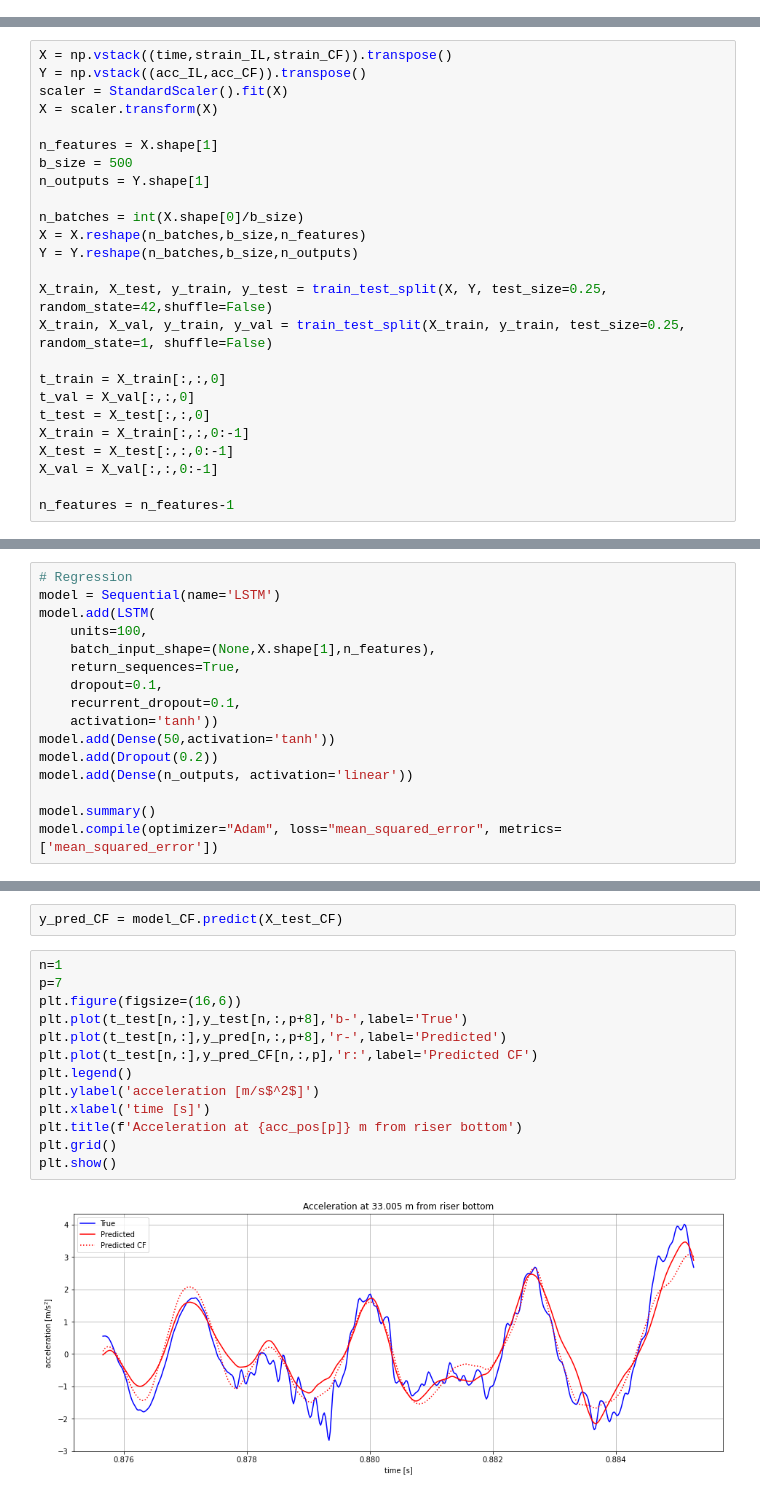
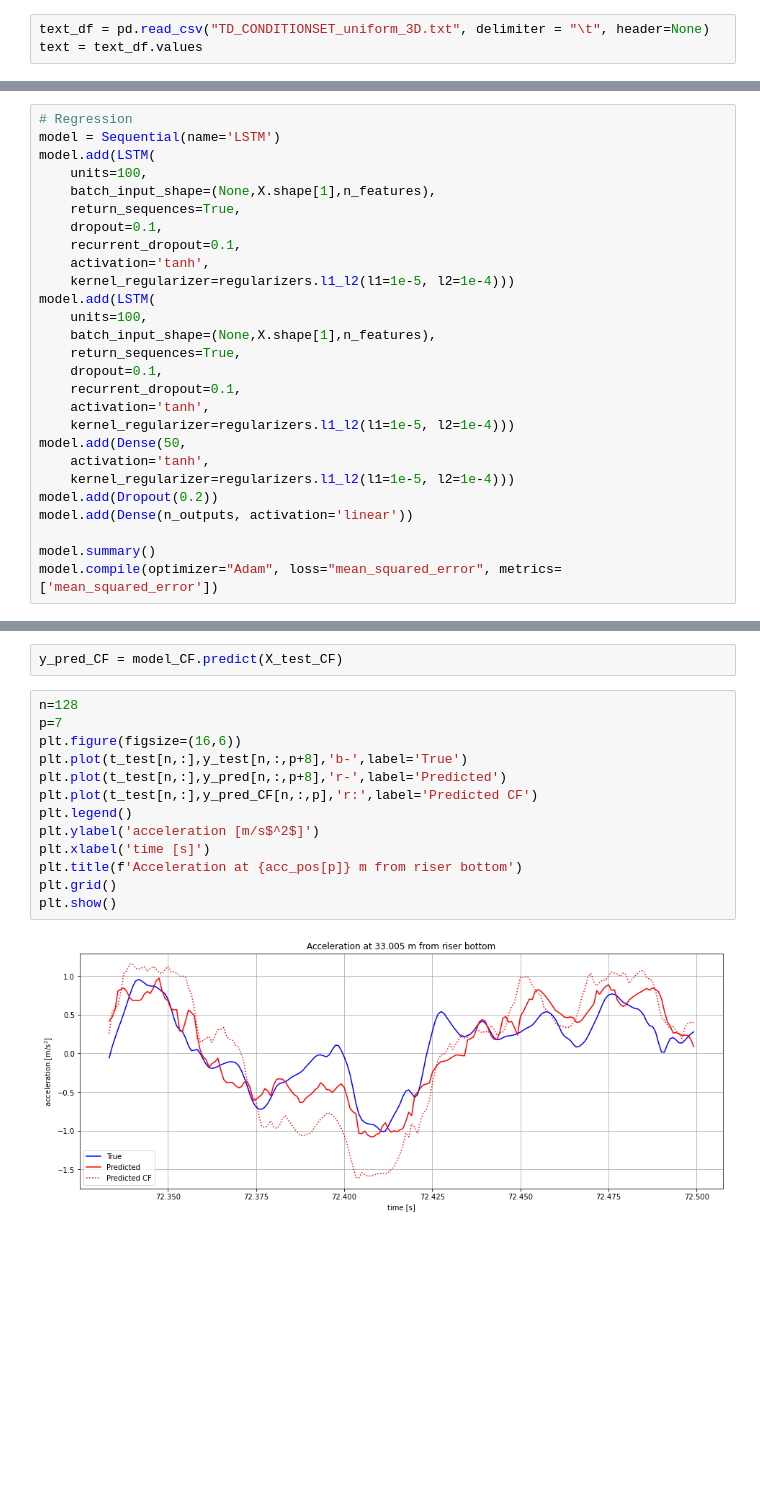
Before and after one commit to MartinLieber/VIV_prediction, a Jupyter notebook: Force_prediction_RNN.ipynb, the cells around one changed output, grey strips where cells are left out. Saved outputs shown, nothing was run; the diff lists cells and outputs as text; blank space fills up the shorter version.

```diff
--- a/Force_prediction_RNN.ipynb
+++ b/Force_prediction_RNN.ipynb
@@ -29,3 +31,6 @@ data = mat['data']
+# %%
+text_df = pd.read_csv("TD_CONDITIONSET_uniform_3D.txt", delimiter = "\t", header=None)
+text = text_df.values
 # %% [markdown]
 ### Preparation of data
 
@@ -97,25 +151,0 @@ The time is removed from the input.
-# %%
-X = np.vstack((time,strain_IL,strain_CF)).transpose()
-Y = np.vstack((acc_IL,acc_CF)).transpose()
-scaler = StandardScaler().fit(X)
-X = scaler.transform(X)
-
-n_features = X.shape[1]
-b_size = 500
-n_outputs = Y.shape[1]
-
-n_batches = int(X.shape[0]/b_size)
-X = X.reshape(n_batches,b_size,n_features)
-Y = Y.reshape(n_batches,b_size,n_outputs)
-
-X_train, X_test, y_train, y_test = train_test_split(X, Y, test_size=0.25, random_state=42,shuffle=False)
-X_train, X_val, y_train, y_val = train_test_split(X_train, y_train, test_size=0.25, random_state=1, shuffle=False)
-
-t_train = X_train[:,:,0]
-t_val = X_val[:,:,0]
-t_test = X_test[:,:,0]
-X_train = X_train[:,:,0:-1]
-X_test = X_test[:,:,0:-1]
-X_val = X_val[:,:,0:-1]
-
-n_features = n_features-1
@@ -166,8 +184,19 @@ model.add(LSTM(
     return_sequences=True,
     dropout=0.1,
     recurrent_dropout=0.1,
-    activation='tanh'))
-model.add(Dense(50,activation='tanh'))
+    activation='tanh',
+    kernel_regularizer=regularizers.l1_l2(l1=1e-5, l2=1e-4)))
+model.add(LSTM(
+    units=100,
+    batch_input_shape=(None,X.shape[1],n_features),
+    return_sequences=True,
+    dropout=0.1,
+    recurrent_dropout=0.1,
+    activation='tanh',
+    kernel_regularizer=regularizers.l1_l2(l1=1e-5, l2=1e-4)))
+model.add(Dense(50,
+    activation='tanh',
+    kernel_regularizer=regularizers.l1_l2(l1=1e-5, l2=1e-4)))
 model.add(Dropout(0.2))
 model.add(Dense(n_outputs, activation='linear'))
 
@@ -325,17 +368,17 @@ Epoch 61/100
 # %%
 y_pred_CF = model_CF.predict(X_test_CF)
 # %%
-n=1
+n=128
 p=7
 plt.figure(figsize=(16,6))
 plt.plot(t_test[n,:],y_test[n,:,p+8],'b-',label='True')
 plt.plot(t_test[n,:],y_pred[n,:,p+8],'r-',label='Predicted')
 plt.plot(t_test[n,:],y_pred_CF[n,:,p],'r:',label='Predicted CF')
 plt.legend()
 plt.ylabel('acceleration [m/s$^2$]')
 plt.xlabel('time [s]')
 plt.title(f'Acceleration at {acc_pos[p]} m from riser bottom')
 plt.grid()
 plt.show()
 # %% [output]
-[figure, old version]
+[figure, new version]
```
Also changed, not shown: parts of 18 cells of this notebook.
